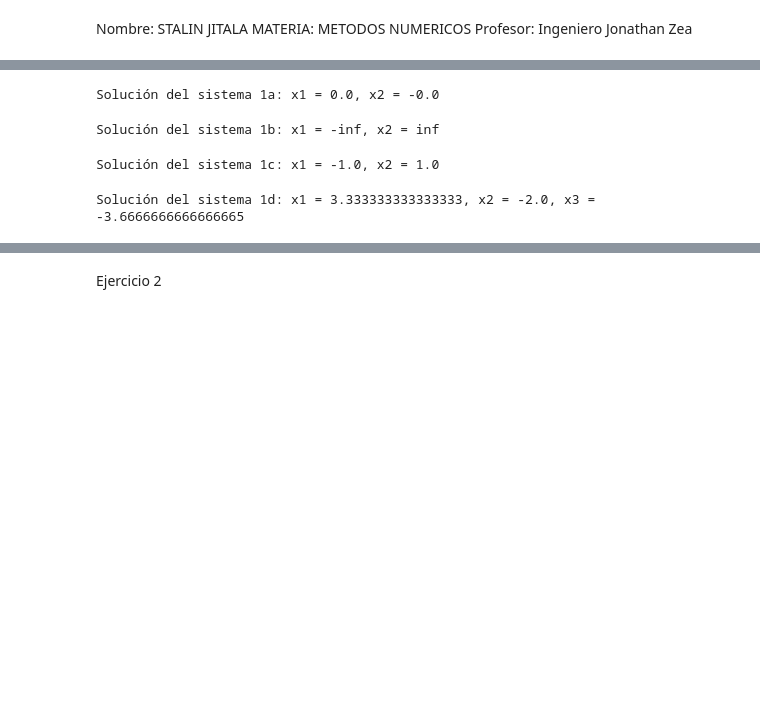
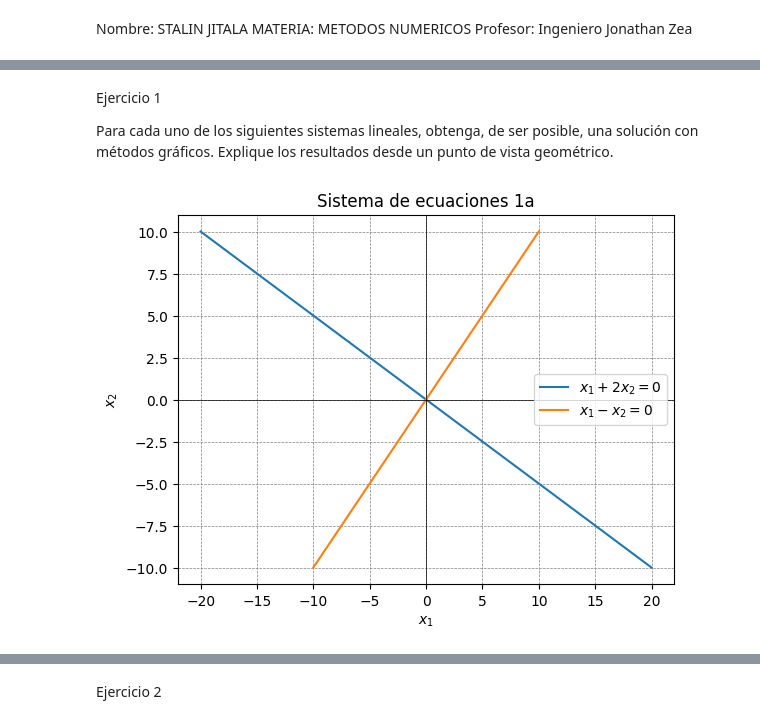
Before and after one commit to stalinjitala2001/METODOS-NUMERICOS-UNIDAD-4.0, a Jupyter notebook: TAREA9METODOSNUMERICOS.ipynb, the cells around one changed output, grey strips where cells are left out. Cells and saved outputs as stored; diff of their text form; code cells hidden in the pictures; blank space fills up the shorter version.

```diff
--- a/TAREA9METODOSNUMERICOS.ipynb
+++ b/TAREA9METODOSNUMERICOS.ipynb
@@ -43,28 +5,33 @@ La solución del sistema es: x1 = 0.33333333333333337, x2 = -1.6666666666666667
-# %%
-A = [[1, 2], [1, -1]]
-b = [0, 0]
-solucion_a = eliminacion_gaussiana(A, b)
-print(f"Solución del sistema 1a: x1 = {solucion_a[0]}, x2 = {solucion_a[1]}")
-# %% [output]
-Solución del sistema 1a: x1 = 0.0, x2 = -0.0
-# %%
-A = [[1, 2], [-2, -4]]
-b = [3, 6]
-solucion_b = eliminacion_gaussiana(A, b)
-print(f"Solución del sistema 1b: x1 = {solucion_b[0]}, x2 = {solucion_b[1]}")
-# %% [output]
-Solución del sistema 1b: x1 = -inf, x2 = inf
-# %%
-A = [[2, 1], [1, 3]]
-b = [-1, 2]
-solucion_c = eliminacion_gaussiana(A, b)
-print(f"Solución del sistema 1c: x1 = {solucion_c[0]}, x2 = {solucion_c[1]}")
-# %% [output]
-Solución del sistema 1c: x1 = -1.0, x2 = 1.0
-# %%
-A = [[2, 1, 1], [1, 1, -1], [1, 4, -1]]
-b = [1, 5, -1]
-solucion_d = eliminacion_gaussiana(A, b)
-print(f"Solución del sistema 1d: x1 = {solucion_d[0]}, x2 = {solucion_d[1]}, x3 = {solucion_d[2]}")
-# %% [output]
-Solución del sistema 1d: x1 = 3.333333333333333, x2 = -2.0, x3 = -3.6666666666666665
+# %% [markdown]
+Ejercicio 1
+
+
+Para cada uno de los siguientes sistemas lineales, obtenga, de ser posible, una solución con métodos gráficos.
+Explique los resultados desde un punto de vista geométrico.
+# %%
+import numpy as np
+import matplotlib.pyplot as plt
+
+
+def f1(x2):
+    return -2 * x2
+
+def f2(x2):
+    return x2
+
+x2_vals = np.linspace(-10, 10, 400)
+
+plt.plot(f1(x2_vals), x2_vals, label='$x_1 + 2x_2 = 0$')
+plt.plot(f2(x2_vals), x2_vals, label='$x_1 - x_2 = 0$')
+
+plt.axhline(0, color='black',linewidth=0.5)
+plt.axvline(0, color='black',linewidth=0.5)
+plt.grid(color = 'gray', linestyle = '--', linewidth = 0.5)
+plt.legend()
+plt.xlabel('$x_1$')
+plt.ylabel('$x_2$')
+plt.title('Sistema de ecuaciones 1a')
+
+plt.show()
+# %% [output]
+[figure, added]
```
Also changed, not shown: parts of 10 cells of this notebook.
